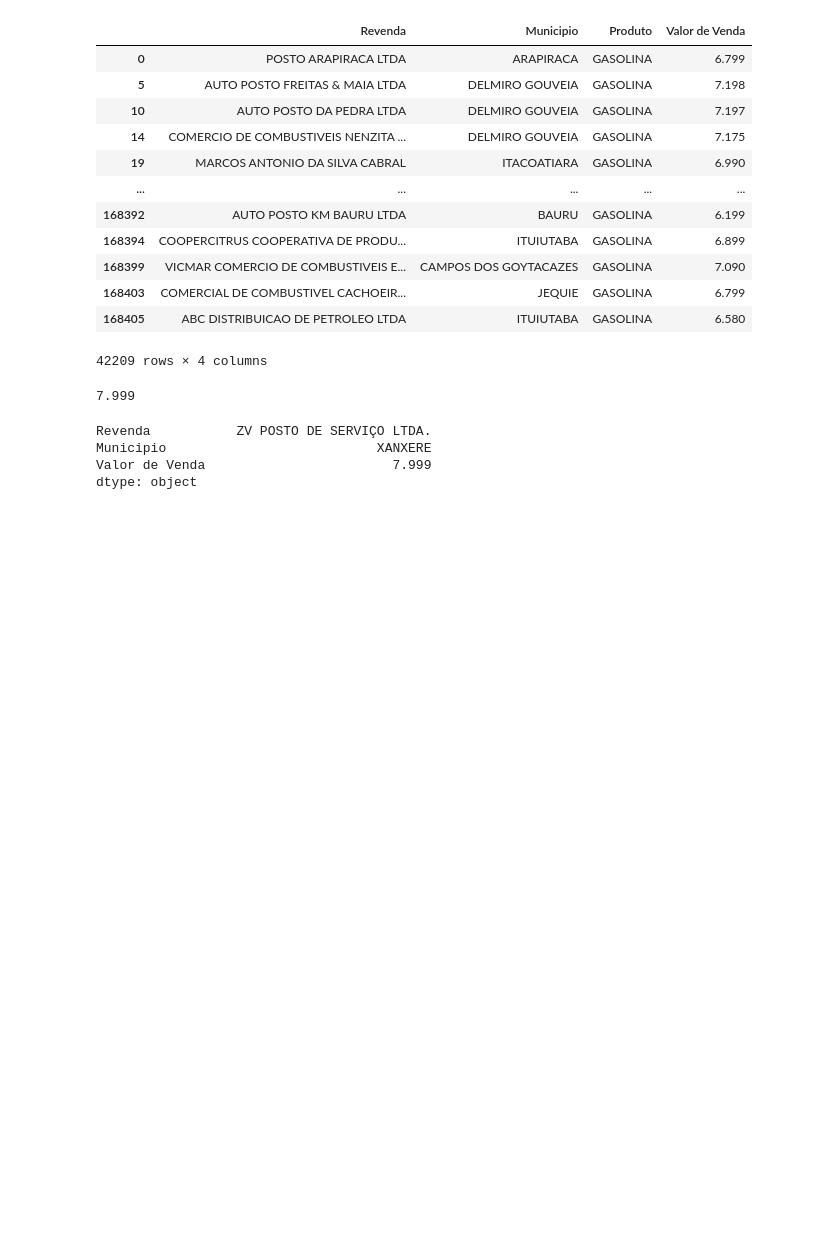
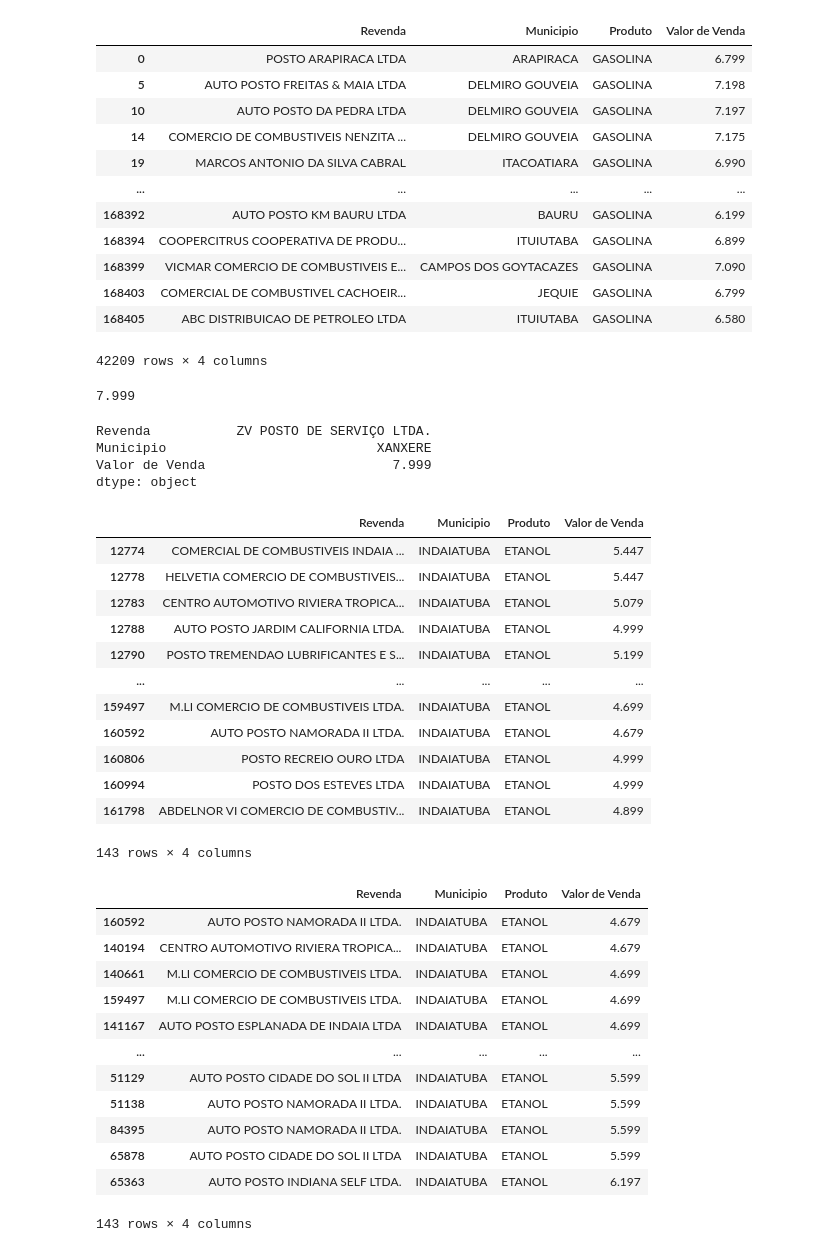
Before and after one commit to GabrielsBueno/PythonPandaDataAnalysis, a Jupyter notebook: primeiro_exemplo_em_pandas.ipynb, the cells around one changed output. Drawn from its saved outputs; the diff is of its cells as text; code cells hidden in the pictures; blank space fills up the shorter version.

```diff
--- a/primeiro_exemplo_em_pandas.ipynb
+++ b/primeiro_exemplo_em_pandas.ipynb
@@ -220,3 +220,40 @@ Revenda           ZV POSTO DE SERVIÇO LTDA.
 Municipio                           XANXERE
 Valor de Venda                        7.999
 dtype: object
+# %%
+
+#Filtro Produto + Cidade
+
+etanol_indaiatuba_df = ca_df.loc[(ca_df['Produto'] == 'ETANOL') &
+                                 (ca_df['Municipio'] == 'INDAIATUBA')]
+
+display(etanol_indaiatuba_df)
+
+display(etanol_indaiatuba_df.sort_values(by="Valor de Venda"))
+# %% [output]
+|  | Revenda | Municipio | Produto | Valor de Venda |
+| 12774 | COMERCIAL DE COMBUSTIVEIS INDAIA ... | INDAIATUBA | ETANOL | 5.447 |
+| 12778 | HELVETIA COMERCIO DE COMBUSTIVEIS... | INDAIATUBA | ETANOL | 5.447 |
+| 12783 | CENTRO AUTOMOTIVO RIVIERA TROPICA... | INDAIATUBA | ETANOL | 5.079 |
+| 12788 | AUTO POSTO JARDIM CALIFORNIA LTDA. | INDAIATUBA | ETANOL | 4.999 |
+| 12790 | POSTO TREMENDAO LUBRIFICANTES E S... | INDAIATUBA | ETANOL | 5.199 |
+| ... | ... | ... | ... | ... |
+| 159497 | M.LI COMERCIO DE COMBUSTIVEIS LTDA. | INDAIATUBA | ETANOL | 4.699 |
+| 160592 | AUTO POSTO NAMORADA II LTDA. | INDAIATUBA | ETANOL | 4.679 |
+| 160806 | POSTO RECREIO OURO LTDA | INDAIATUBA | ETANOL | 4.999 |
+| 160994 | POSTO DOS ESTEVES LTDA | INDAIATUBA | ETANOL | 4.999 |
+| 161798 | ABDELNOR VI COMERCIO DE COMBUSTIV... | INDAIATUBA | ETANOL | 4.899 |
+143 rows × 4 columns
+|  | Revenda | Municipio | Produto | Valor de Venda |
+| 160592 | AUTO POSTO NAMORADA II LTDA. | INDAIATUBA | ETANOL | 4.679 |
+| 140194 | CENTRO AUTOMOTIVO RIVIERA TROPICA... | INDAIATUBA | ETANOL | 4.679 |
+| 140661 | M.LI COMERCIO DE COMBUSTIVEIS LTDA. | INDAIATUBA | ETANOL | 4.699 |
+| 159497 | M.LI COMERCIO DE COMBUSTIVEIS LTDA. | INDAIATUBA | ETANOL | 4.699 |
+| 141167 | AUTO POSTO ESPLANADA DE INDAIA LTDA | INDAIATUBA | ETANOL | 4.699 |
+| ... | ... | ... | ... | ... |
+| 51129 | AUTO POSTO CIDADE DO SOL II LTDA | INDAIATUBA | ETANOL | 5.599 |
+| 51138 | AUTO POSTO NAMORADA II LTDA. | INDAIATUBA | ETANOL | 5.599 |
+| 84395 | AUTO POSTO NAMORADA II LTDA. | INDAIATUBA | ETANOL | 5.599 |
+| 65878 | AUTO POSTO CIDADE DO SOL II LTDA | INDAIATUBA | ETANOL | 5.599 |
+| 65363 | AUTO POSTO INDIANA SELF LTDA. | INDAIATUBA | ETANOL | 6.197 |
+143 rows × 4 columns
```
Also changed, not shown: parts of 1 cell of this notebook.
